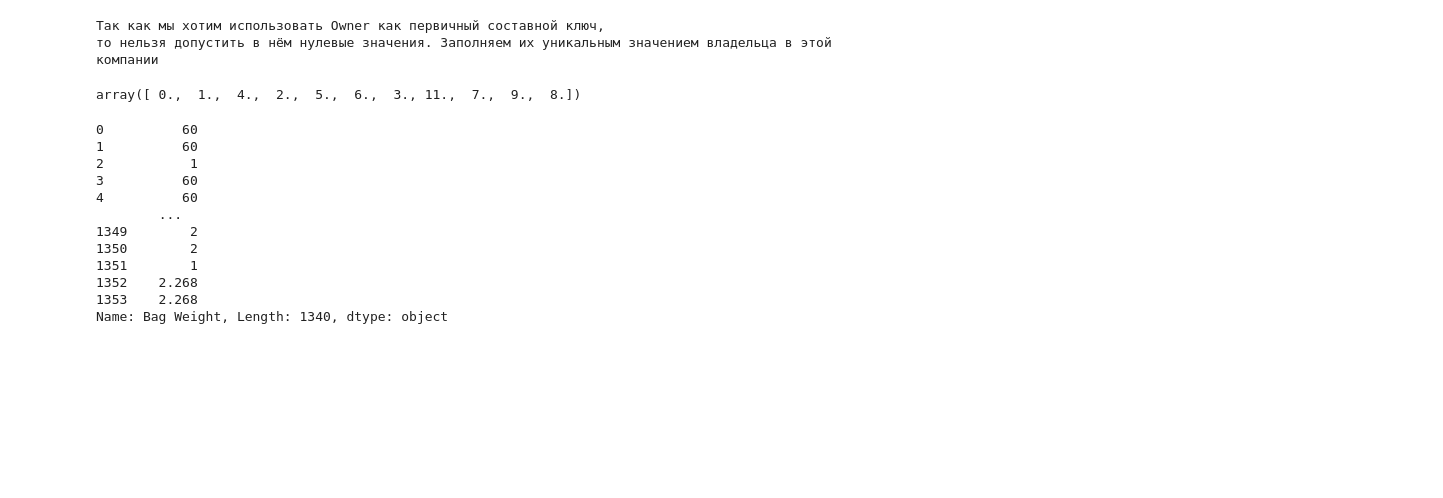
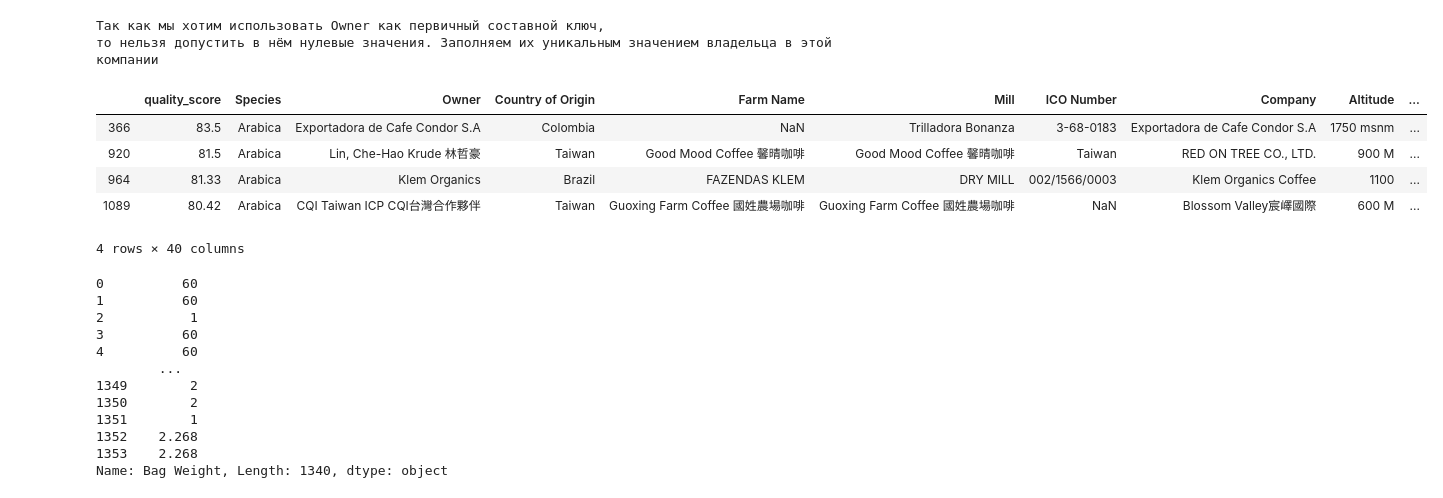
Before and after one commit to margarita200/Data-Management-HW, a Jupyter notebook: УД.ipynb, the cells around one changed output. Saved outputs shown, nothing was run; the diff lists cells and outputs as text; code cells hidden in the pictures; blank space fills up the shorter version.

```diff
--- a/УД.ipynb
+++ b/УД.ipynb
@@ -247,9 +247,14 @@ print('Так как мы хотим использовать Owner как пе
 Так как мы хотим использовать Owner как первичный составной ключ,
 то нельзя допустить в нём нулевые значения. Заполняем их уникальным значением владельца в этой компании
 # %%
-data[data['Quakers'].isnull() == False]['Quakers'].unique()
+data[data['Quakers'].isnull()]
 # %% [output]
+|  | quality_score | Species | Owner | Country of Origin | Farm Name | Mill | ICO Number | Company | Altitude | ... |
+| 366 | 83.5 | Arabica | Exportadora de Cafe Condor S.A | Colombia | NaN | Trilladora Bonanza | 3-68-0183 | Exportadora de Cafe Condor S.A | 1750 msnm | ... |
+| 920 | 81.5 | Arabica | Lin, Che-Hao Krude 林哲豪 | Taiwan | Good Mood Coffee 馨晴咖啡 | Good Mood Coffee 馨晴咖啡 | Taiwan | RED ON TREE CO., LTD. | 900 M | ... |
+| 964 | 81.33 | Arabica | Klem Organics | Brazil | FAZENDAS KLEM | DRY MILL | 002/1566/0003 | Klem Organics Coffee | 1100 | ... |
+| 1089 | 80.42 | Arabica | CQI Taiwan ICP CQI台灣合作夥伴 | Taiwan | Guoxing Farm Coffee 國姓農場咖啡 | Guoxing Farm Coffee 國姓農場咖啡 | NaN | Blossom Valley宸嶧國際 | 600 M | ... |
-array([ 0.,  1.,  4.,  2.,  5.,  6.,  3., 11.,  7.,  9.,  8.])
+4 rows × 40 columns
 # %%
 def split_weight(data):
     for i in tqdm(range(len(data))):
```
Also changed, not shown: parts of 5 cells of this notebook, 3 other files.
